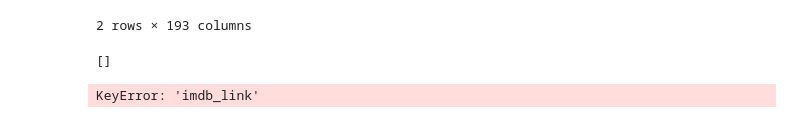
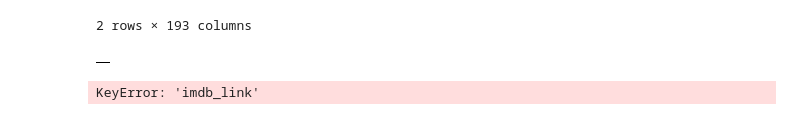
Before and after one commit to Goddard310/Movies_ETL, a Jupyter notebook: Movies.ipynb, the cells around one changed output. Cells and saved outputs as stored; diff of their text form; code cells hidden in the pictures.

```diff
--- a/Movies.ipynb
+++ b/Movies.ipynb
@@ -117,16 +137,16 @@ def clean_movie(movie):
     alt_titles = {}
     return movie
 # %%
-# def clean_movie(movie):
-#     movie = dict(movie) #create a non-destructive copy
-#     alt_titles = {}
-#     for key in ['Also known as','Arabic','Cantonese','Chinese','French',
-#                 'Hangul','Hebrew','Hepburn','Japanese','Literally',
-#                 'Mandarin','McCune–Reischauer','Original title','Polish',
-#                 'Revised Romanization','Romanized','Russian',
-#                 'Simplified','Traditional','Yiddish']:
-#         if key in movie:
-#     return movie
+def clean_movie(movie):
+    movie = dict(movie) #create a non-destructive copy
+    alt_titles = {}
+    for key in ['Also known as','Arabic','Cantonese','Chinese','French',
+                'Hangul','Hebrew','Hepburn','Japanese','Literally',
+                'Mandarin','McCune–Reischauer','Original title','Polish',
+                'Revised Romanization','Romanized','Russian',
+                'Simplified','Traditional','Yiddish']:
+        if key in movie:
+            return movie
 # %%
 def clean_movie(movie):
     movie = dict(movie) #create a non-destructive copy
@@ -171,7 +191,9 @@ def clean_movie(movie):
 # %%
 clean_movies = [clean_movie(movie) for movie in wiki_movies]
 wiki_movies_df = pd.DataFrame(clean_movies)
 sorted(wiki_movies_df.columns.tolist())
+
+wiki_movies_df
 # %% [output]
-[]
+|  |
 # %%
```
Also changed, not shown: parts of 9 cells of this notebook.
